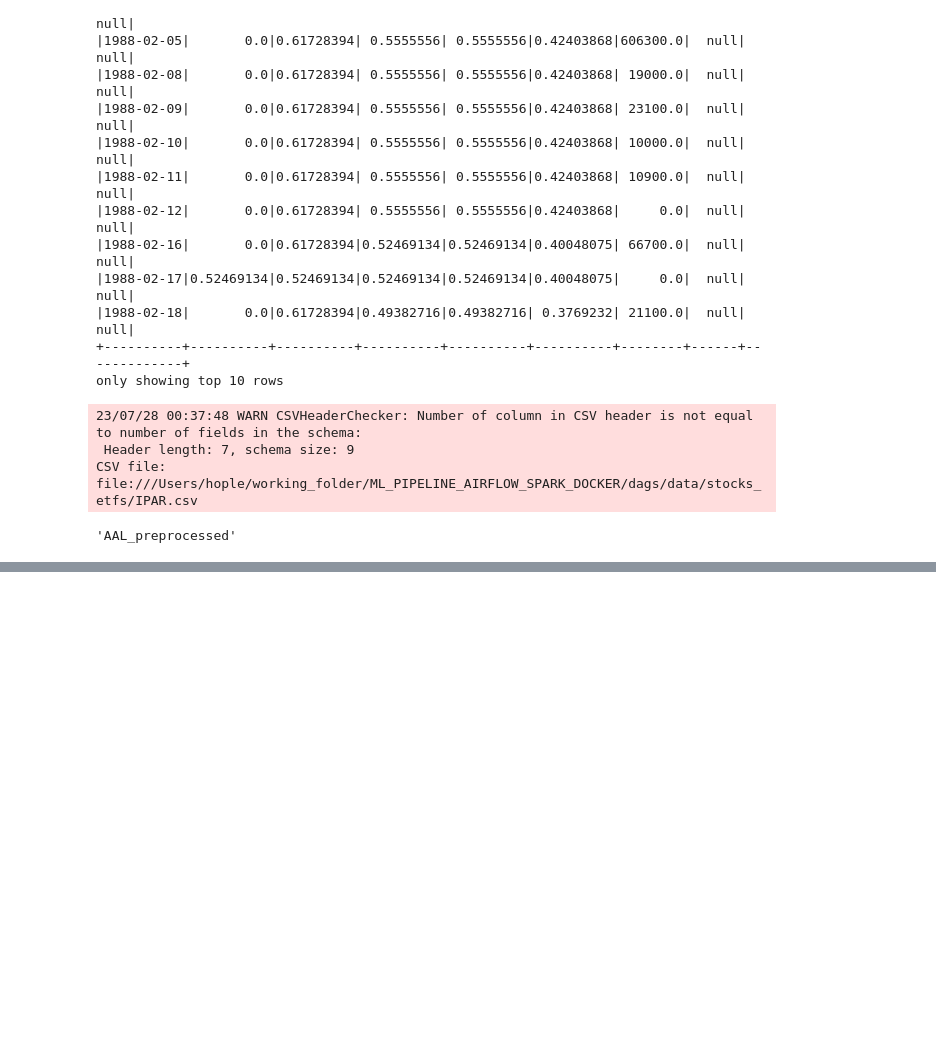
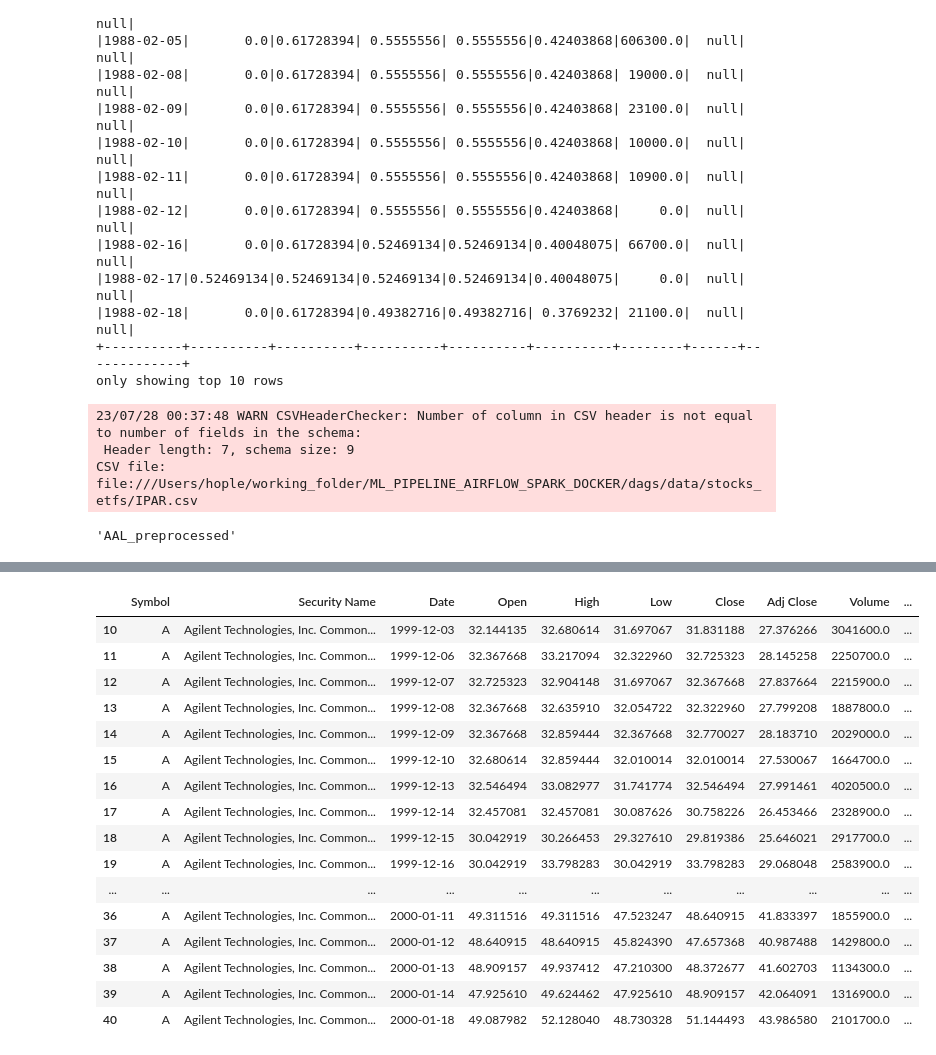
Before and after one commit to FelixQLe/ML_PIPELINE_AIRFLOW_SPARK_DOCKER, a Jupyter notebook: dags/utils/add_sym_sec_name.ipynb, the cells around one changed output, grey strips where cells are left out. Saved outputs shown, nothing was run; the diff lists cells and outputs as text; code cells hidden in the pictures; blank space fills up the shorter version.

Commit message:
Spark, finishing 'processing Data' stage using Spark over Pandas

```diff
--- a/dags/utils/add_sym_sec_name.ipynb
+++ b/dags/utils/add_sym_sec_name.ipynb
@@ -375,0 +341,3 @@ only showing top 20 rows
+# %%
+A_stocks.limit(41).toPandas().iloc[10:41]
+# %% [output]
@@ -375,0 +345,17 @@ only showing top 20 rows
+|  | Symbol | Security Name | Date | Open | High | Low | Close | Adj Close | Volume | ... |
+| 10 | A | Agilent Technologies, Inc. Common... | 1999-12-03 | 32.144135 | 32.680614 | 31.697067 | 31.831188 | 27.376266 | 3041600.0 | ... |
+| 11 | A | Agilent Technologies, Inc. Common... | 1999-12-06 | 32.367668 | 33.217094 | 32.322960 | 32.725323 | 28.145258 | 2250700.0 | ... |
+| 12 | A | Agilent Technologies, Inc. Common... | 1999-12-07 | 32.725323 | 32.904148 | 31.697067 | 32.367668 | 27.837664 | 2215900.0 | ... |
+| 13 | A | Agilent Technologies, Inc. Common... | 1999-12-08 | 32.367668 | 32.635910 | 32.054722 | 32.322960 | 27.799208 | 1887800.0 | ... |
+| 14 | A | Agilent Technologies, Inc. Common... | 1999-12-09 | 32.367668 | 32.859444 | 32.367668 | 32.770027 | 28.183710 | 2029000.0 | ... |
+| 15 | A | Agilent Technologies, Inc. Common... | 1999-12-10 | 32.680614 | 32.859444 | 32.010014 | 32.010014 | 27.530067 | 1664700.0 | ... |
+| 16 | A | Agilent Technologies, Inc. Common... | 1999-12-13 | 32.546494 | 33.082977 | 31.741774 | 32.546494 | 27.991461 | 4020500.0 | ... |
+| 17 | A | Agilent Technologies, Inc. Common... | 1999-12-14 | 32.457081 | 32.457081 | 30.087626 | 30.758226 | 26.453466 | 2328900.0 | ... |
+| 18 | A | Agilent Technologies, Inc. Common... | 1999-12-15 | 30.042919 | 30.266453 | 29.327610 | 29.819386 | 25.646021 | 2917700.0 | ... |
+| 19 | A | Agilent Technologies, Inc. Common... | 1999-12-16 | 30.042919 | 33.798283 | 30.042919 | 33.798283 | 29.068048 | 2583900.0 | ... |
+| ... | ... | ... | ... | ... | ... | ... | ... | ... | ... | ... |
+| 36 | A | Agilent Technologies, Inc. Common... | 2000-01-11 | 49.311516 | 49.311516 | 47.523247 | 48.640915 | 41.833397 | 1855900.0 | ... |
+| 37 | A | Agilent Technologies, Inc. Common... | 2000-01-12 | 48.640915 | 48.640915 | 45.824390 | 47.657368 | 40.987488 | 1429800.0 | ... |
+| 38 | A | Agilent Technologies, Inc. Common... | 2000-01-13 | 48.909157 | 49.937412 | 47.210300 | 48.372677 | 41.602703 | 1134300.0 | ... |
+| 39 | A | Agilent Technologies, Inc. Common... | 2000-01-14 | 47.925610 | 49.624462 | 47.925610 | 48.909157 | 42.064091 | 1316900.0 | ... |
+| 40 | A | Agilent Technologies, Inc. Common... | 2000-01-18 | 49.087982 | 52.128040 | 48.730328 | 51.144493 | 43.986580 | 2101700.0 | ... |
```
Also changed, not shown: parts of 5 cells of this notebook, 2 other files.
